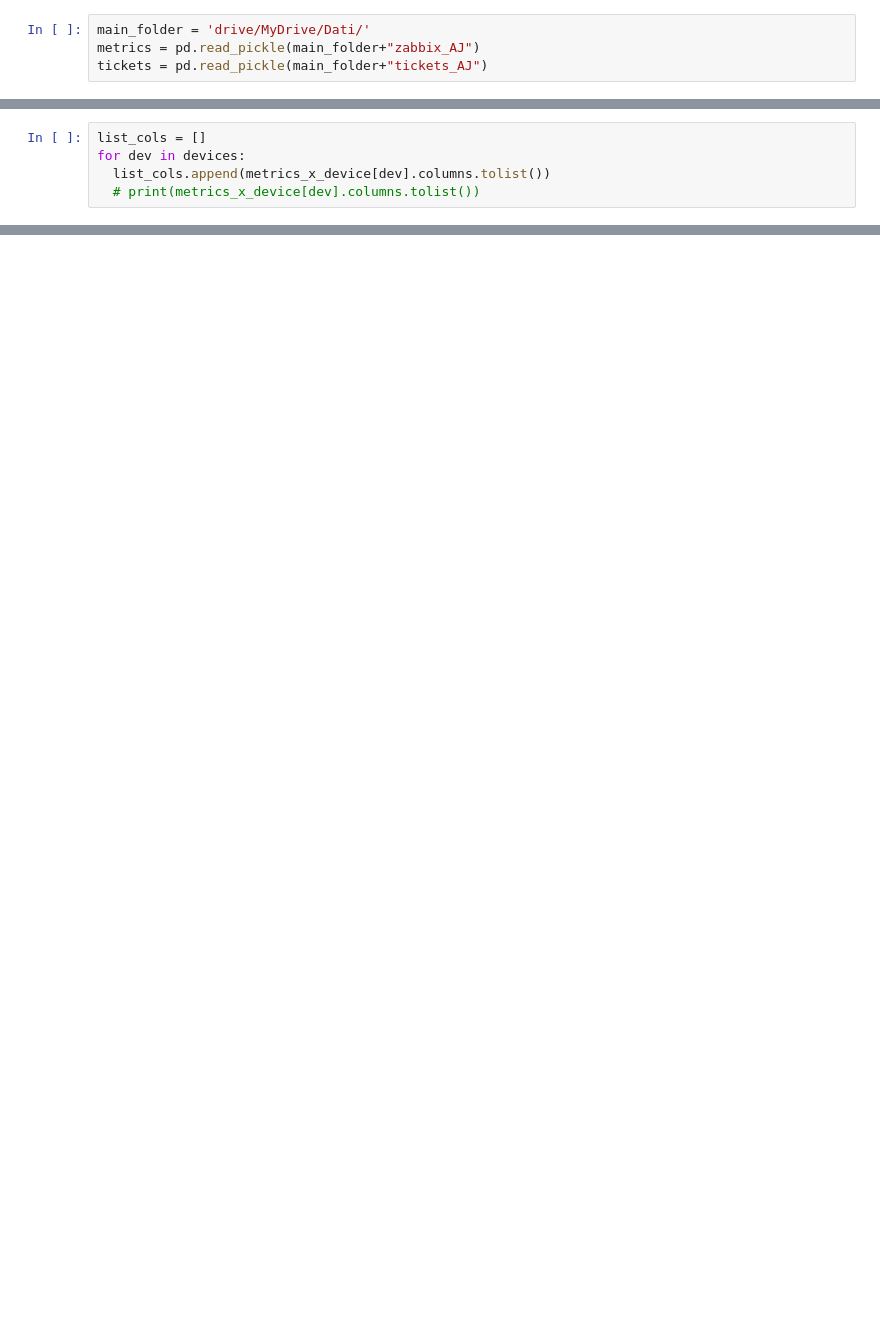
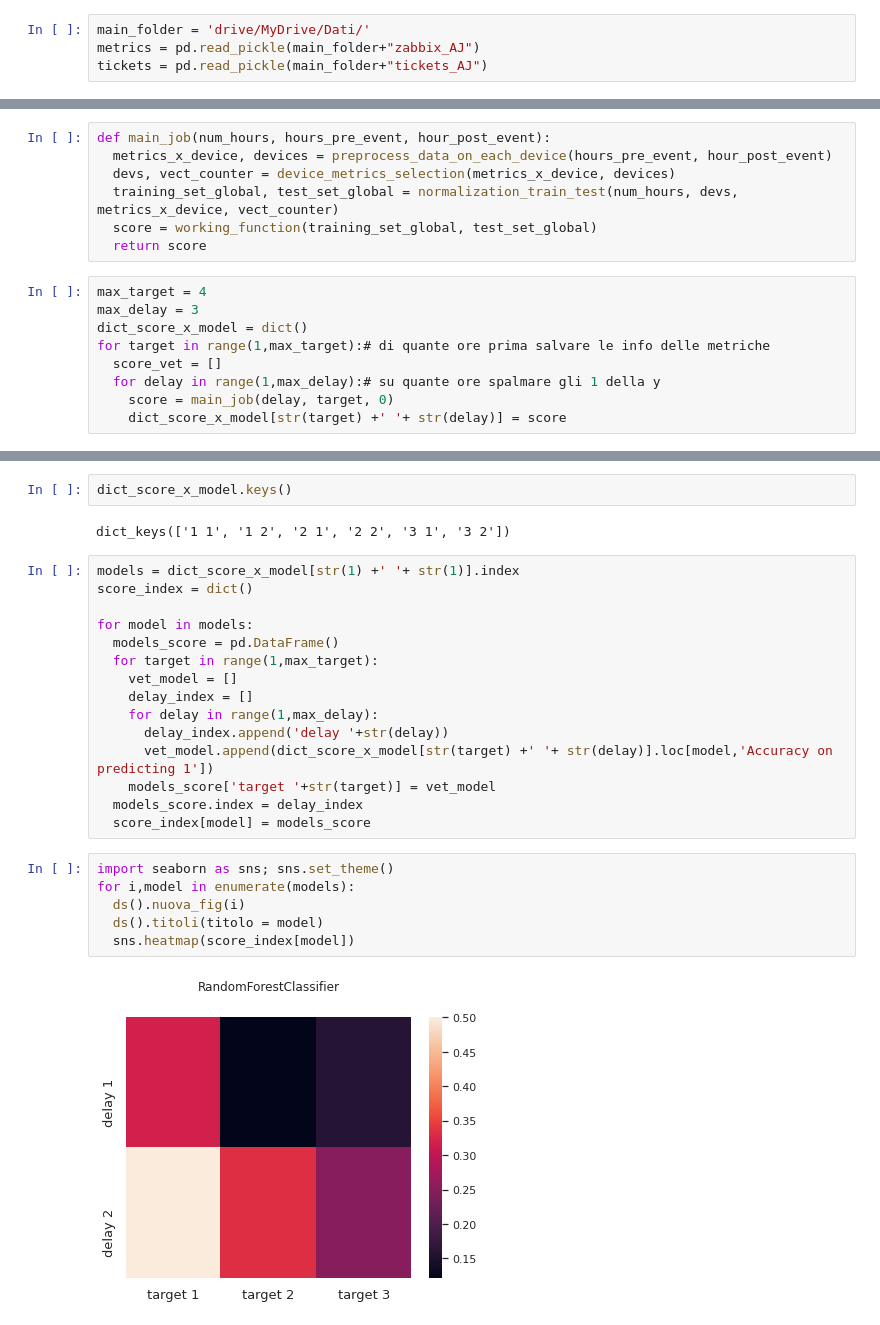
Before and after one commit to predictions01/zabbix, a Jupyter notebook: predictions_multi_macchina.ipynb, the cells around one changed output, grey strips where cells are left out. Saved outputs shown, nothing was run; the diff lists cells and outputs as text; blank space fills up the shorter version.

```diff
--- a/predictions_multi_macchina.ipynb
+++ b/predictions_multi_macchina.ipynb
@@ -133,5 +123,0 @@ Boolean Series key will be reindexed to match DataFrame index.
-# %%
-list_cols = []
-for dev in devices:
-  list_cols.append(metrics_x_device[dev].columns.tolist())
-  # print(metrics_x_device[dev].columns.tolist())
@@ -332,0 +264,16 @@ NameError: name 'balanced_train_test_split' is not defined
+# %%
+def main_job(num_hours, hours_pre_event, hour_post_event):
+  metrics_x_device, devices = preprocess_data_on_each_device(hours_pre_event, hour_post_event)
+  devs, vect_counter = device_metrics_selection(metrics_x_device, devices)
+  training_set_global, test_set_global = normalization_train_test(num_hours, devs, metrics_x_device, vect_counter)
+  score = working_function(training_set_global, test_set_global)
+  return score
+# %%
+max_target = 4
+max_delay = 3
+dict_score_x_model = dict()
+for target in range(1,max_target):# di quante ore prima salvare le info delle metriche
+  score_vet = []
+  for delay in range(1,max_delay):# su quante ore spalmare gli 1 della y
+    score = main_job(delay, target, 0)
+    dict_score_x_model[str(target) +' '+ str(delay)] = score
@@ -332,0 +298,27 @@ NameError: name 'balanced_train_test_split' is not defined
+# %%
+dict_score_x_model.keys()
+# %% [output]
+dict_keys(['1 1', '1 2', '2 1', '2 2', '3 1', '3 2'])
+# %%
+models = dict_score_x_model[str(1) +' '+ str(1)].index
+score_index = dict()
+
+for model in models:
+  models_score = pd.DataFrame()
+  for target in range(1,max_target):
+    vet_model = []
+    delay_index = []
+    for delay in range(1,max_delay):
+      delay_index.append('delay '+str(delay))
+      vet_model.append(dict_score_x_model[str(target) +' '+ str(delay)].loc[model,'Accuracy on predicting 1'])
+    models_score['target '+str(target)] = vet_model
+  models_score.index = delay_index
+  score_index[model] = models_score
+# %%
+import seaborn as sns; sns.set_theme()
+for i,model in enumerate(models):
+  ds().nuova_fig(i)
+  ds().titoli(titolo = model)
+  sns.heatmap(score_index[model])
+# %% [output]
+[figure, added]
```
Also changed, not shown: parts of 36 cells of this notebook.
